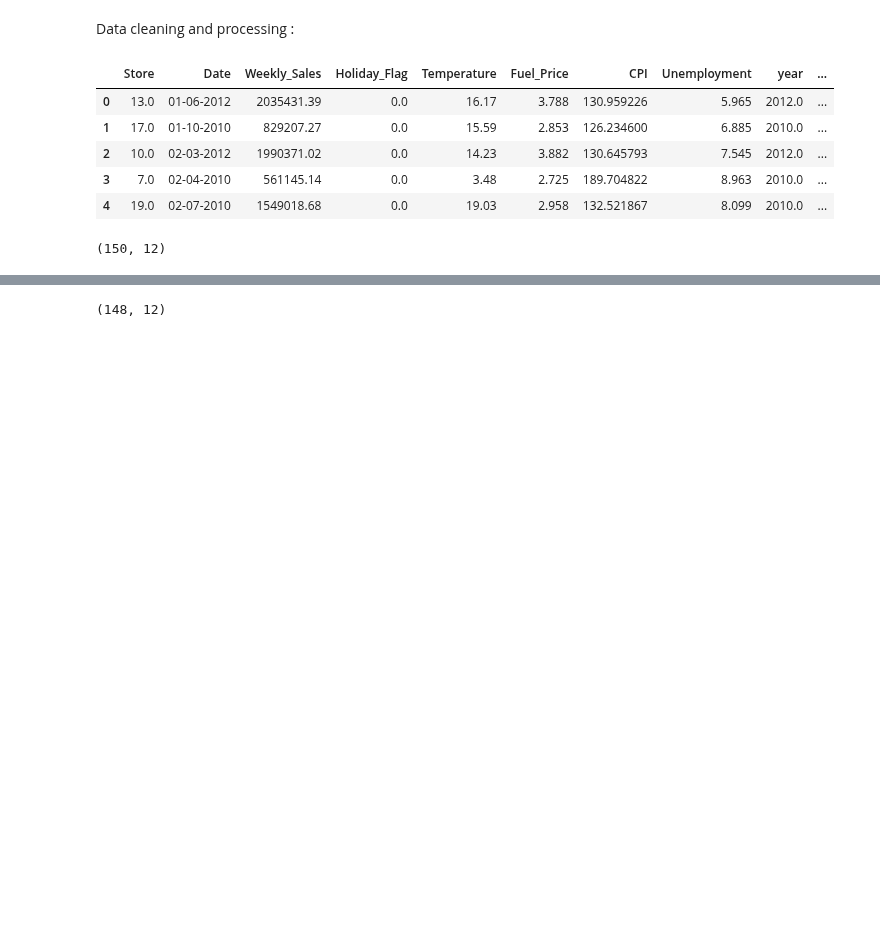
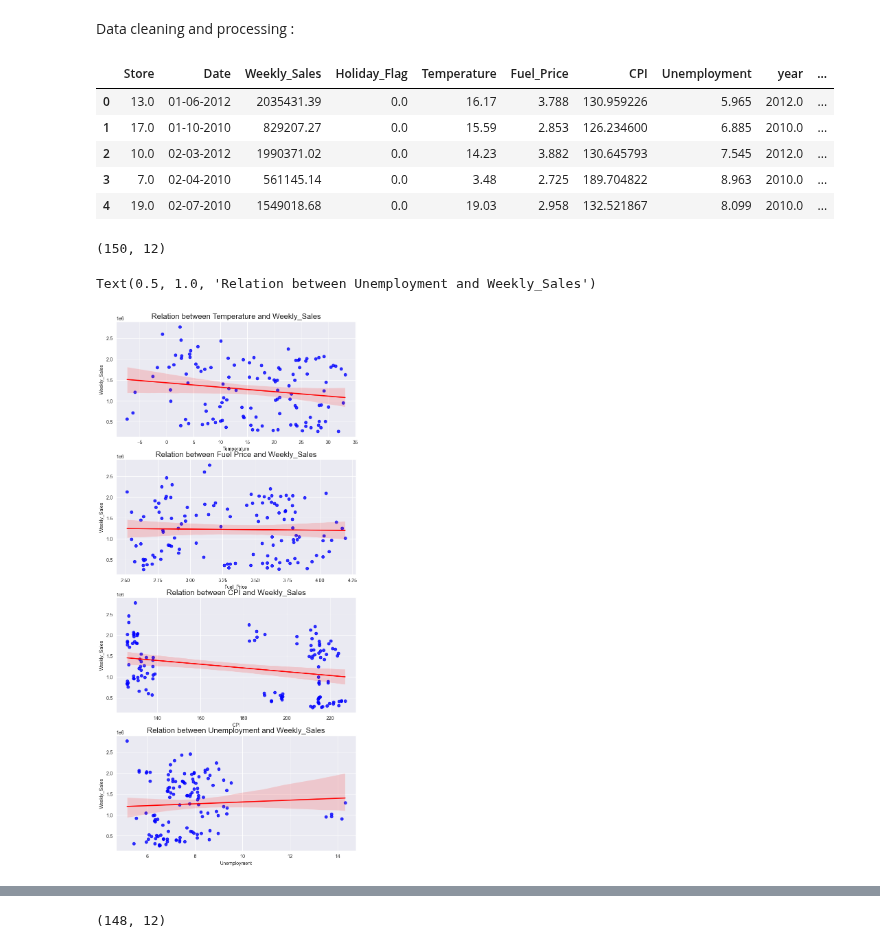
Before and after one commit to Swellisgood/fullstack-data-certification, a Jupyter notebook: BLOC_3_ML/walmart/01-Walmart_sales.ipynb, the cells around one changed output, grey strips where cells are left out. Cells and saved outputs as stored; diff of their text form; code cells hidden in the pictures; blank space fills up the shorter version.

Commit message:
handled overfitting, data vis complete

```diff
--- a/BLOC_3_ML/walmart/01-Walmart_sales.ipynb
+++ b/BLOC_3_ML/walmart/01-Walmart_sales.ipynb
@@ -134,3 +135,21 @@ df.head()
 print(df.shape)
 # %% [output]
 (150, 12)
+# %%
+fig,ax =plt.subplots(4,figsize=(9,20))
+
+ax[0] = sns.regplot(data=df, x= 'Temperature', y= 'Weekly_Sales',ax= ax[0], scatter_kws={"color": "blue"}, line_kws={"color": "red"})
+
+ax[0].set_title("Relation between Temperature and Weekly_Sales",size=16)
+ax[1] = sns.regplot(data=df, x= 'Fuel_Price', y= 'Weekly_Sales',ax= ax[1], scatter_kws={"color": "blue"}, line_kws={"color": "red"})
+
+ax[1].set_title("Relation between Fuel Price and Weekly_Sales",size=16)
+ax[2] = sns.regplot(data=df, x= 'CPI', y= 'Weekly_Sales',ax= ax[2], scatter_kws={"color": "blue"}, line_kws={"color": "red"})
+
+ax[2].set_title("Relation between CPI and Weekly_Sales",size=16)
+ax[3] = sns.regplot(data=df, x= 'Unemployment', y= 'Weekly_Sales',ax= ax[3], scatter_kws={"color": "blue"}, line_kws={"color": "red"})
+
+ax[3].set_title("Relation between Unemployment and Weekly_Sales",size=16)
+# %% [output]
+Text(0.5, 1.0, 'Relation between Unemployment and Weekly_Sales')
+[figure, added]
```
Also changed, not shown: parts of 29 cells of this notebook.
